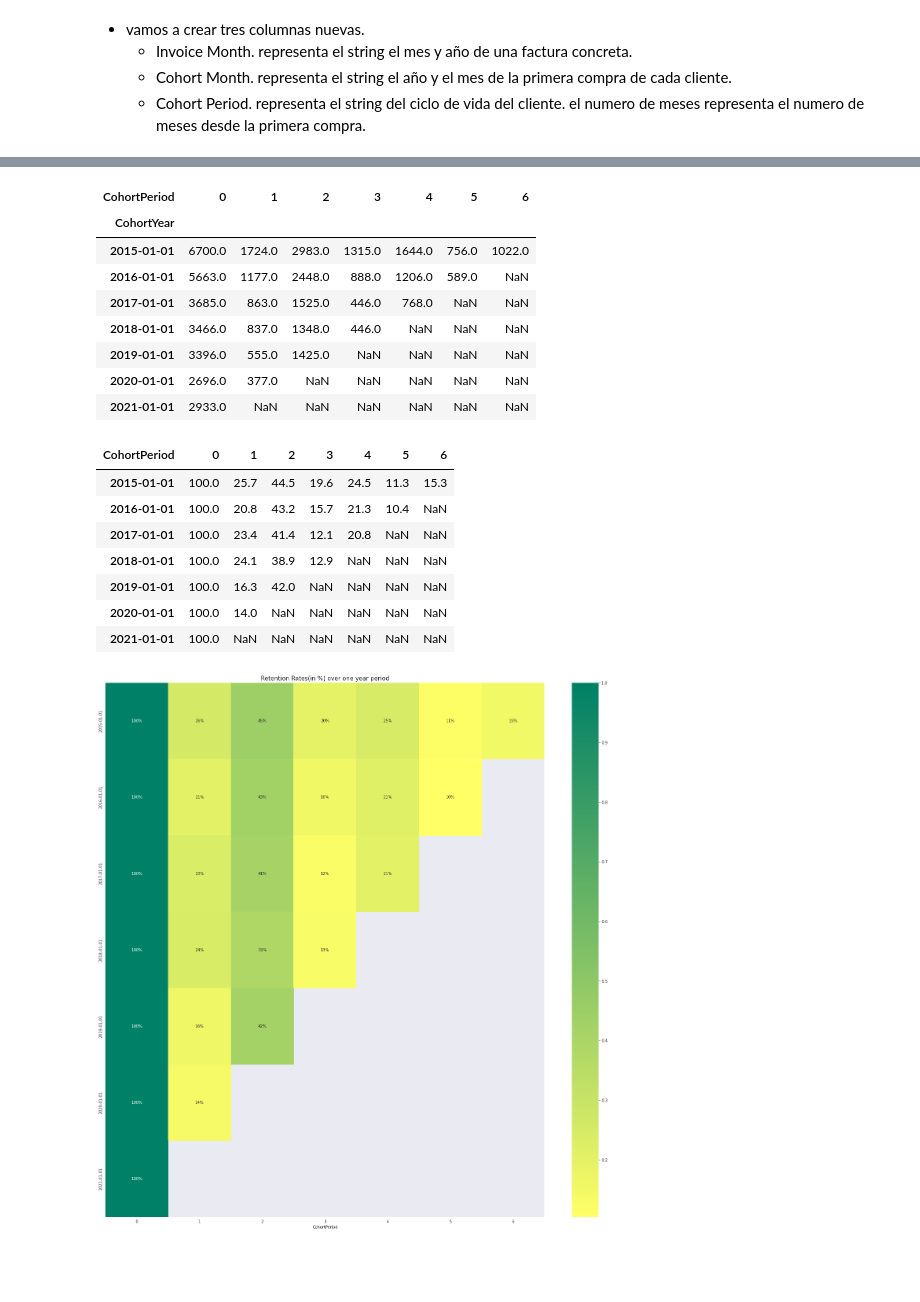
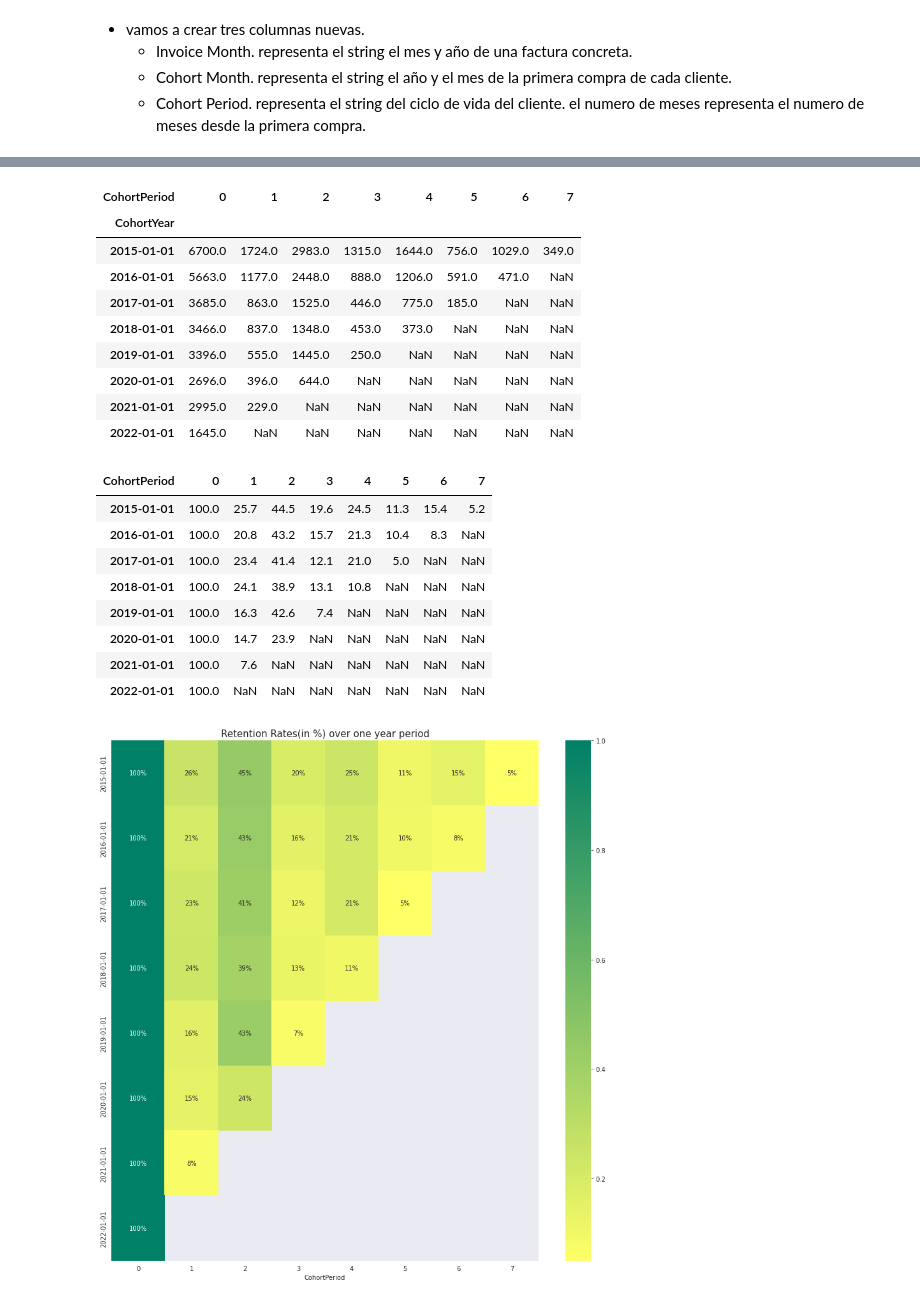
Before and after one commit to pacomm5/PLANTILLAS2, a Jupyter notebook: RECAMBIOS_NUEVO_LISTADO.ipynb, the cells around one changed output, grey strips where cells are left out. Drawn from its saved outputs; the diff is of its cells as text; code cells hidden in the pictures; blank space fills up the shorter version.

```diff
--- a/RECAMBIOS_NUEVO_LISTADO.ipynb
+++ b/RECAMBIOS_NUEVO_LISTADO.ipynb
@@ -2038,4 +2038,4 @@ plt.show()
 # %% [markdown]
 # FILTROS COHORT
 # %%
-df_filtros_cohort = df_filtros.copy()
+df_filtros_cohort = df.copy()
@@ -2041,0 +2062,2 @@ df_filtros_cohort = df_filtros.copy()
+# %%
+df_filtros_cohort = df_filtros_cohort[df_filtros_cohort["Famil"]== "AIB"]
@@ -2042,3 +2068,11 @@ df_filtros_cohort = df_filtros.copy()
+# %%
+# creating some columns for exploratory
+
+
+df_filtros_cohort['year'] = df_filtros_cohort['Fech_Salida'].dt.year # sacamos el año de la fecha
+df_filtros_cohort['month'] = df_filtros_cohort['Fech_Salida'].dt.month # sacamos el mes
+df_filtros_cohort['day'] = df_filtros_cohort['Fech_Salida'].dt.day # sacamos el día.
+df_filtros_cohort['day_of_week'] = df_filtros_cohort['Fech_Salida'].dt.dayofweek # sacamos el día de la semana.
 # %% [markdown]
 - vamos a crear tres columnas nuevas.
     - Invoice Month. representa el string el mes y año de una factura concreta.
@@ -2115,15 +2149,16 @@ customer_filtros_cohort
 # aqui lo que hacemos es una pivot table. donde el index son las fechas de Cohort month
 # las columnas son el cohort period, los valores son el count de customer id, y con aggfunc le pedimos que sean únicos.
 # %% [output]
-| CohortPeriod | 0 | 1 | 2 | 3 | 4 | 5 | 6 |
-| CohortYear |  |  |  |  |  |  |  |
-| 2015-01-01 | 6700.0 | 1724.0 | 2983.0 | 1315.0 | 1644.0 | 756.0 | 1022.0 |
-| 2016-01-01 | 5663.0 | 1177.0 | 2448.0 | 888.0 | 1206.0 | 589.0 | NaN |
-| 2017-01-01 | 3685.0 | 863.0 | 1525.0 | 446.0 | 768.0 | NaN | NaN |
-| 2018-01-01 | 3466.0 | 837.0 | 1348.0 | 446.0 | NaN | NaN | NaN |
-| 2019-01-01 | 3396.0 | 555.0 | 1425.0 | NaN | NaN | NaN | NaN |
-| 2020-01-01 | 2696.0 | 377.0 | NaN | NaN | NaN | NaN | NaN |
-| 2021-01-01 | 2933.0 | NaN | NaN | NaN | NaN | NaN | NaN |
+| CohortPeriod | 0 | 1 | 2 | 3 | 4 | 5 | 6 | 7 |
+| CohortYear |  |  |  |  |  |  |  |  |
+| 2015-01-01 | 6700.0 | 1724.0 | 2983.0 | 1315.0 | 1644.0 | 756.0 | 1029.0 | 349.0 |
+| 2016-01-01 | 5663.0 | 1177.0 | 2448.0 | 888.0 | 1206.0 | 591.0 | 471.0 | NaN |
+| 2017-01-01 | 3685.0 | 863.0 | 1525.0 | 446.0 | 775.0 | 185.0 | NaN | NaN |
+| 2018-01-01 | 3466.0 | 837.0 | 1348.0 | 453.0 | 373.0 | NaN | NaN | NaN |
+| 2019-01-01 | 3396.0 | 555.0 | 1445.0 | 250.0 | NaN | NaN | NaN | NaN |
+| 2020-01-01 | 2696.0 | 396.0 | 644.0 | NaN | NaN | NaN | NaN | NaN |
+| 2021-01-01 | 2995.0 | 229.0 | NaN | NaN | NaN | NaN | NaN | NaN |
+| 2022-01-01 | 1645.0 | NaN | NaN | NaN | NaN | NaN | NaN | NaN |
 # %%
 # Retention table
 # lo mismo que lo anterior pero expresado en porcentajes.
@@ -2135,22 +2170,23 @@ retention = customer_filtros_cohort.divide(cohort_size,axis=0) #axis=0 to ensure
 retention.index = pd.to_datetime(retention.index).date
 retention.round(3) * 100 #to show the number as percentage
 # %% [output]
-| CohortPeriod | 0 | 1 | 2 | 3 | 4 | 5 | 6 |
-| 2015-01-01 | 100.0 | 25.7 | 44.5 | 19.6 | 24.5 | 11.3 | 15.3 |
-| 2016-01-01 | 100.0 | 20.8 | 43.2 | 15.7 | 21.3 | 10.4 | NaN |
-| 2017-01-01 | 100.0 | 23.4 | 41.4 | 12.1 | 20.8 | NaN | NaN |
-| 2018-01-01 | 100.0 | 24.1 | 38.9 | 12.9 | NaN | NaN | NaN |
-| 2019-01-01 | 100.0 | 16.3 | 42.0 | NaN | NaN | NaN | NaN |
-| 2020-01-01 | 100.0 | 14.0 | NaN | NaN | NaN | NaN | NaN |
-| 2021-01-01 | 100.0 | NaN | NaN | NaN | NaN | NaN | NaN |
+| CohortPeriod | 0 | 1 | 2 | 3 | 4 | 5 | 6 | 7 |
+| 2015-01-01 | 100.0 | 25.7 | 44.5 | 19.6 | 24.5 | 11.3 | 15.4 | 5.2 |
+| 2016-01-01 | 100.0 | 20.8 | 43.2 | 15.7 | 21.3 | 10.4 | 8.3 | NaN |
+| 2017-01-01 | 100.0 | 23.4 | 41.4 | 12.1 | 21.0 | 5.0 | NaN | NaN |
+| 2018-01-01 | 100.0 | 24.1 | 38.9 | 13.1 | 10.8 | NaN | NaN | NaN |
+| 2019-01-01 | 100.0 | 16.3 | 42.6 | 7.4 | NaN | NaN | NaN | NaN |
+| 2020-01-01 | 100.0 | 14.7 | 23.9 | NaN | NaN | NaN | NaN | NaN |
+| 2021-01-01 | 100.0 | 7.6 | NaN | NaN | NaN | NaN | NaN | NaN |
+| 2022-01-01 | 100.0 | NaN | NaN | NaN | NaN | NaN | NaN | NaN |
 # %%
 #Build the heatmap or pictorial representation of above table
 
-plt.figure(figsize=(25, 25))
+plt.figure(figsize=(15, 15))
 plt.title('Retention Rates(in %) over one year period', size=15)
 sns.heatmap(data=retention, annot = True, fmt = '.0%', cmap="summer_r")
 plt.show()
 # lo mismo que lo anterior pero con un heatmap.
 # tengo que hacerlo por años salen muchos meses, aparte de quitar los años anteriores al 2015
 # %% [output]
-[figure, old version]
+[figure, new version]
```
Also changed, not shown: parts of 27 cells of this notebook.
